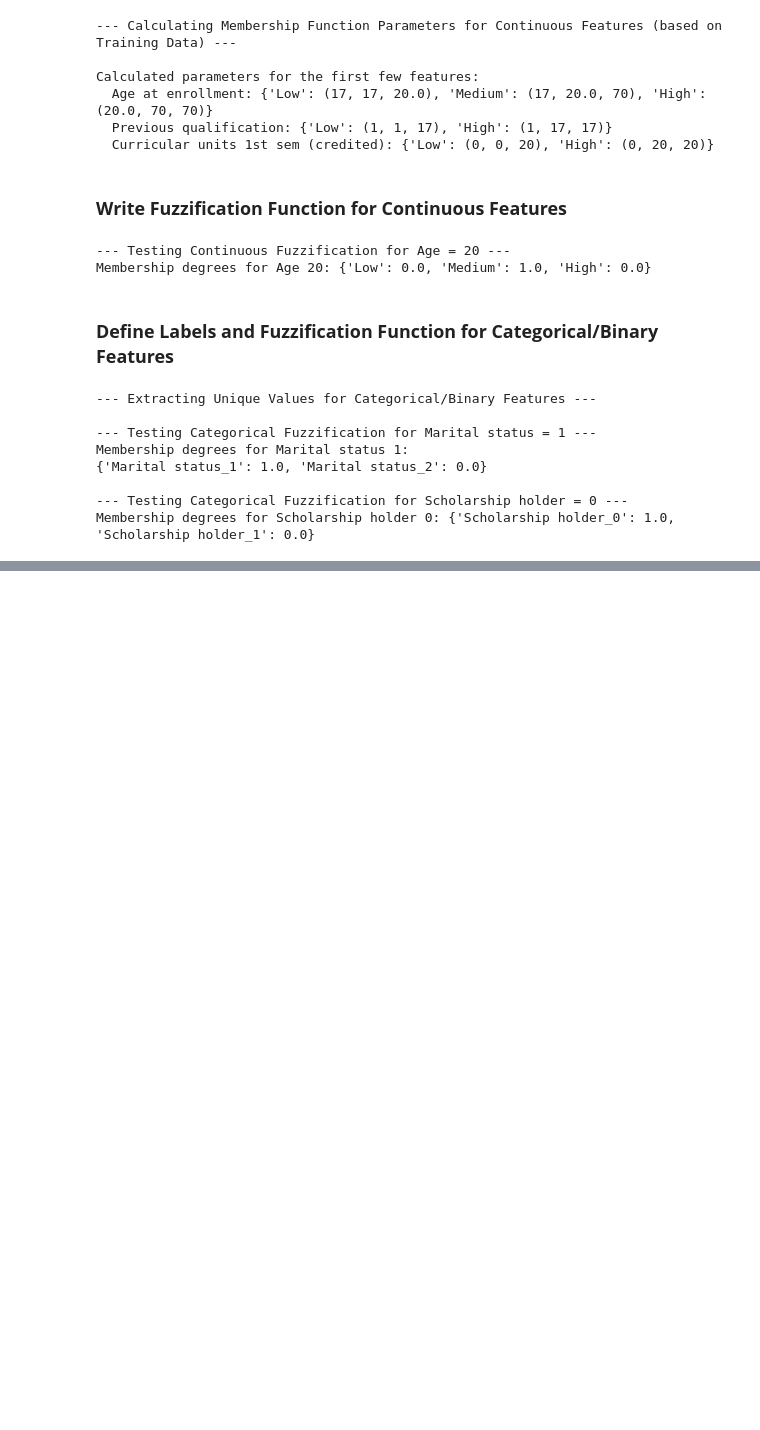
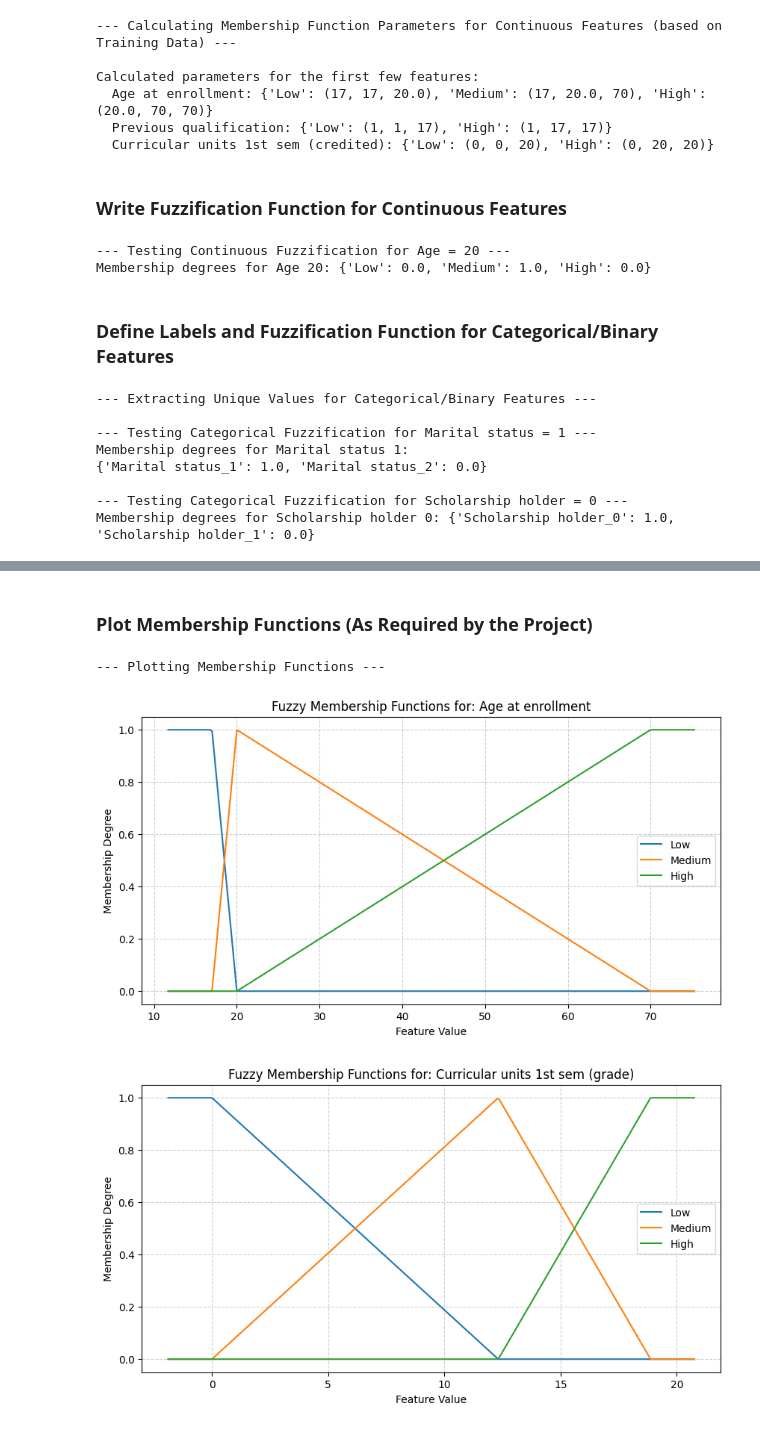
Before and after one commit to Sayed-Hossein-Hosseini/Fuzzy_Logic_For_Student_Academi_Succes_Prediction, a Jupyter notebook: Fuzzy_Logic_For_Studen_Academi_Succes_Prediction.ipynb, the cells around one changed output, grey strips where cells are left out. Cells and saved outputs as stored; diff of their text form; code cells hidden in the pictures; blank space fills up the shorter version.

```diff
--- a/Fuzzy_Logic_For_Studen_Academi_Succes_Prediction.ipynb
+++ b/Fuzzy_Logic_For_Studen_Academi_Succes_Prediction.ipynb
@@ -488,0 +540,58 @@ Membership degrees for Scholarship holder 0: {'Scholarship holder_0': 1.0, 'Scho
+# %% [markdown]
+### **Plot Membership Functions (As Required by the Project)**
+# %%
+def plot_membership_functions(feature_name, params_dict):
+    """
+    Plots the triangular membership functions for a given continuous feature.
+    """
+    if feature_name not in params_dict:
+        print(f"Error: Parameters for feature '{feature_name}' not found.")
+        return
+
+    feature_params = params_dict[feature_name]
+    # Determine the plot range based on all points defined for this feature
+    all_points = [p[i] for p in feature_params.values() for i in range(3)]
+    min_val = min(all_points)
+    max_val = max(all_points)
+
+    # Handle cases where the range is zero
+    if max_val == min_val:
+        x_range = np.linspace(min_val - 0.5, max_val + 0.5, 100) # Small range around the single value
+    else:
+        padding = (max_val - min_val) * 0.1 # Add some padding around the edges
+        x_range = np.linspace(min_val - padding, max_val + padding, 300)
+
+    plt.figure(figsize=(10, 5))
+    plt.title(f'Fuzzy Membership Functions for: {feature_name}')
+    plt.xlabel('Feature Value')
+    plt.ylabel('Membership Degree')
+
+    for set_name, points in feature_params.items():
+        membership_values = [triangular_mf(x, points[0], points[1], points[2]) for x in x_range]
+        plt.plot(x_range, membership_values, label=set_name)
+
+    plt.legend()
+    plt.grid(True, linestyle='--', alpha=0.6)
+    plt.ylim([-0.05, 1.05]) # Set Y-axis limits
+    plt.show()
+
+# --- Plotting for two continuous features ---
+print("\n--- Plotting Membership Functions ---")
+feature_to_plot_1 = 'Age at enrollment'
+feature_to_plot_2 = 'Curricular units 1st sem (grade)'
+
+if feature_to_plot_1 in mf_params_continuous:
+    plot_membership_functions(feature_to_plot_1, mf_params_continuous)
+else:
+    print(f"Feature '{feature_to_plot_1}' not found among continuous features for plotting.")
+
+if feature_to_plot_2 in mf_params_continuous:
+     # For grades, we might want to consider only values > 0 or adjust the plot range
+     # Here, we use parameters calculated from the full training data
+    plot_membership_functions(feature_to_plot_2, mf_params_continuous)
+else:
+     print(f"Feature '{feature_to_plot_2}' not found among continuous features for plotting.")
+# %% [output]
+--- Plotting Membership Functions ---
+[figure, added]
+[figure, added]
```
Also changed, not shown: parts of 2 cells of this notebook.
